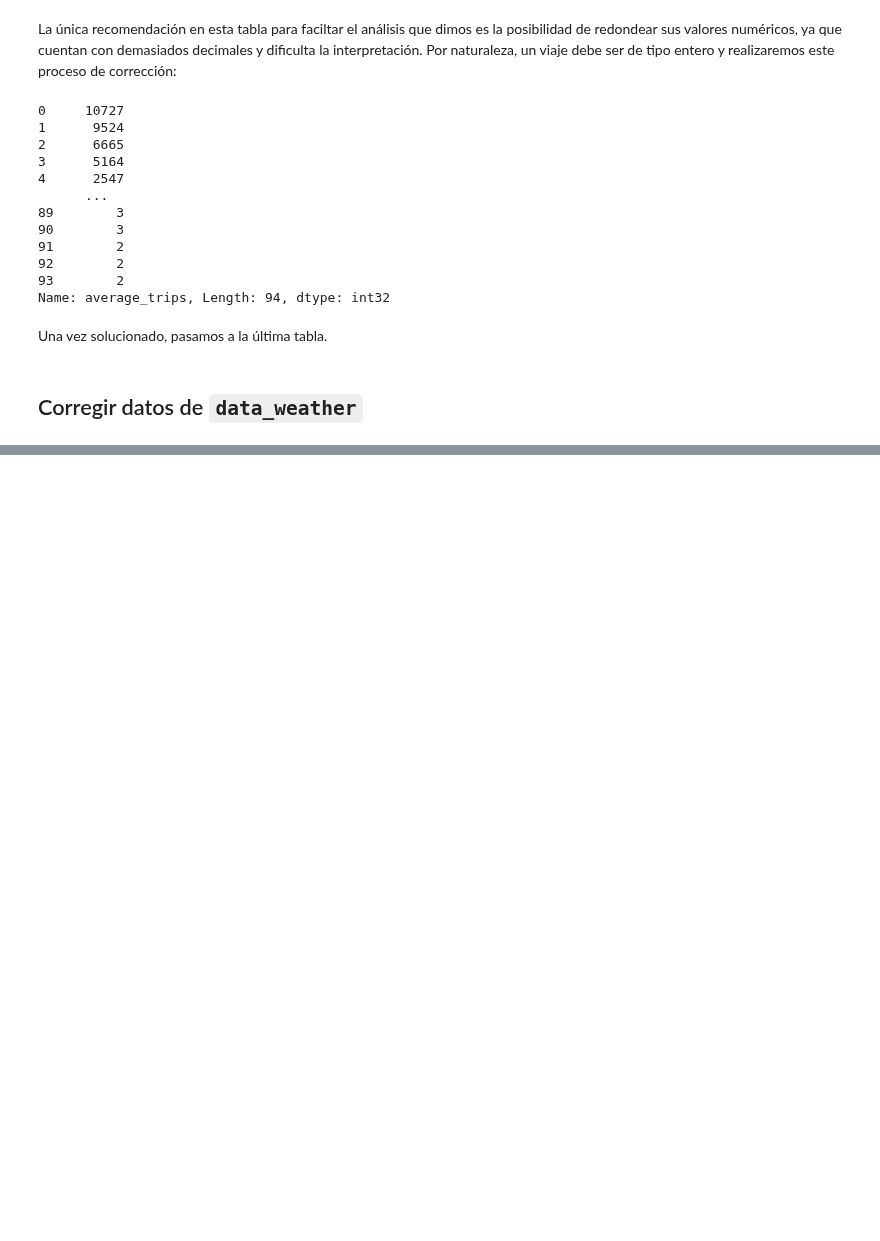
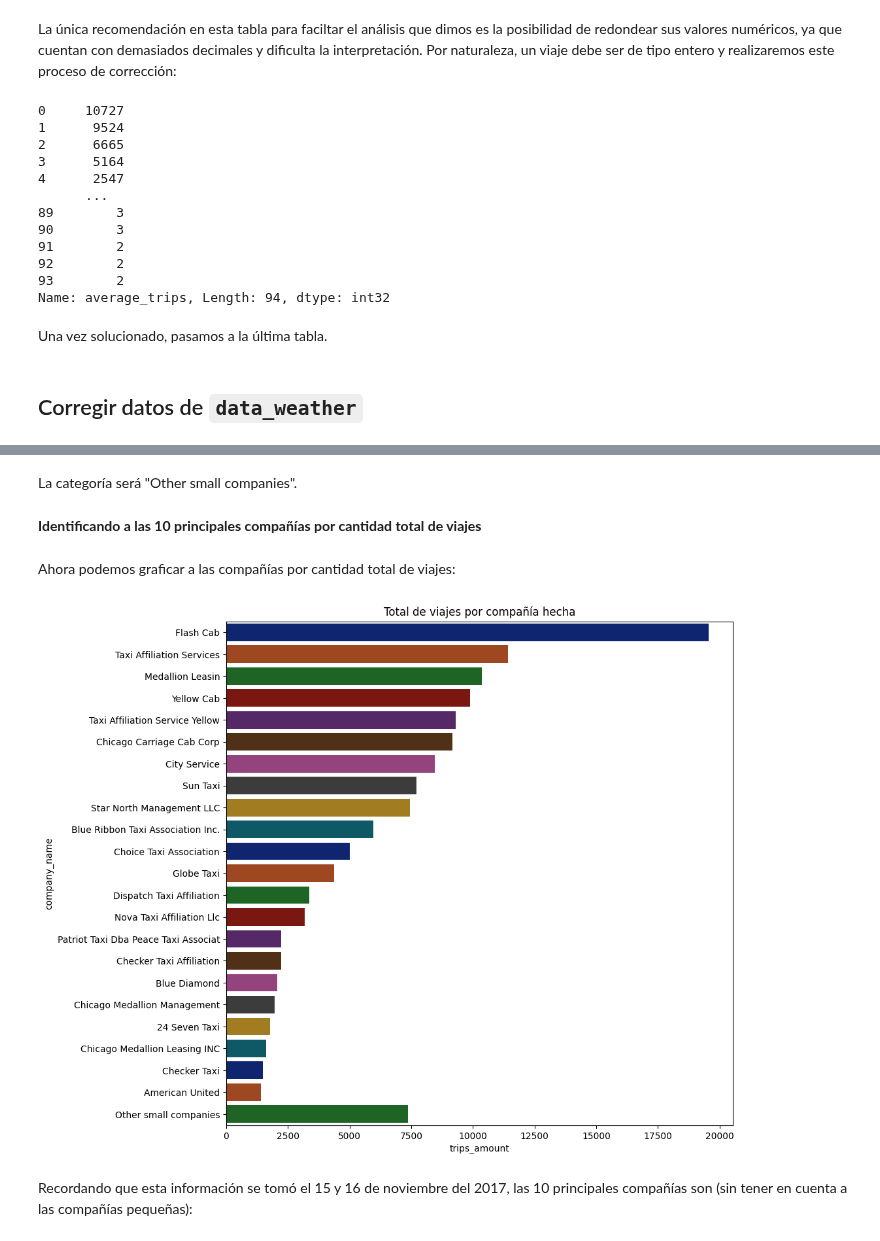
Before and after one commit to ChristianMartinezCaceres/Practicum-portfolio, a Jupyter notebook: 06_taxi_company_analysis/taxi_company_analysis_notebook.ipynb, the cells around one changed output, grey strips where cells are left out. Cells and saved outputs as stored; diff of their text form; code cells hidden in the pictures; blank space fills up the shorter version.

```diff
--- a/06_taxi_company_analysis/taxi_company_analysis_notebook.ipynb
+++ b/06_taxi_company_analysis/taxi_company_analysis_notebook.ipynb
@@ -326,0 +407,3 @@ Una vez solucionado, pasamos a la última tabla.
+# %%
+big_companies_names = data_company.query("trips_amount > @limit_small_companies")['company_name'].unique()
+big_companies_names
@@ -326,0 +421,27 @@ Una vez solucionado, pasamos a la última tabla.
+# %% [markdown]
+La categoría será "Other small companies".
+# %%
+data_company['company_name'] = data_company['company_name'].where(
+                                                            data_company['company_name'].isin(big_companies_names),
+                                                            'Other small companies'
+                                                            )
+# %% [markdown]
+**Identificando a las 10 principales compañías por cantidad total de viajes**
+# %% [markdown]
+Ahora podemos graficar a las compañías por cantidad total de viajes:
+# %%
+plt.figure(figsize=(10,10))
+sns.barplot(
+    data=data_company,
+    x='trips_amount',
+    y='company_name',
+    estimator='sum',
+    errorbar=None,
+    palette='dark'
+)
+plt.title("Total de viajes por compañía hecha")
+plt.show()
+# %% [output]
+[figure, added]
+# %% [markdown]
+Recordando que esta información se tomó el 15 y 16 de noviembre del 2017, las 10 principales compañías son (sin tener en cuenta a las compañías pequeñas):
```
Also changed, not shown: parts of 40 cells of this notebook.
